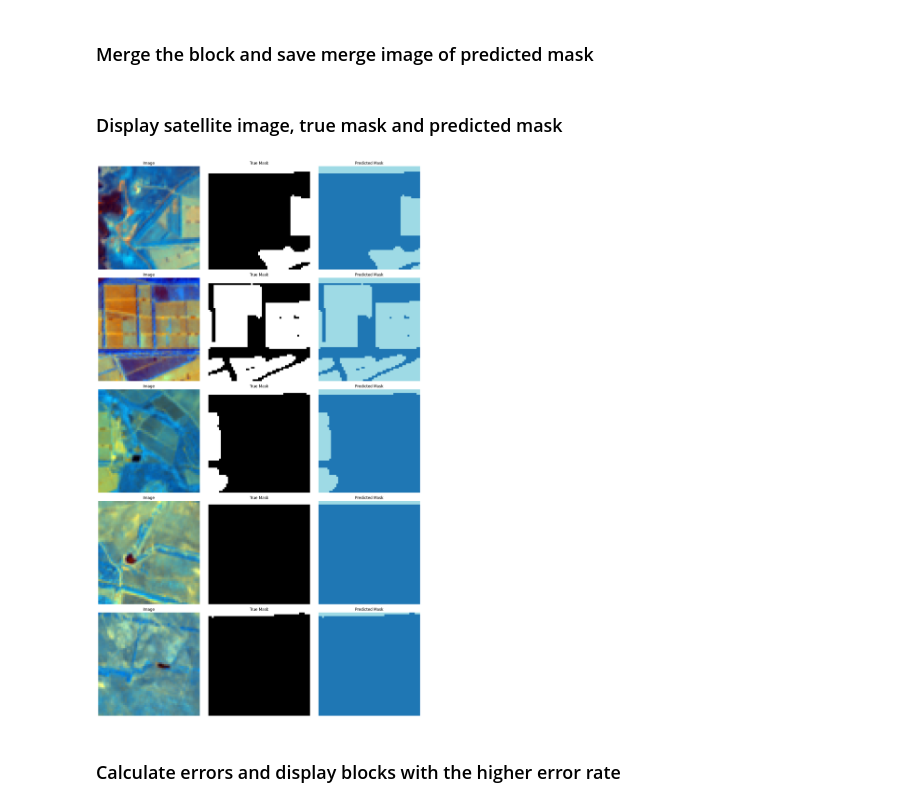
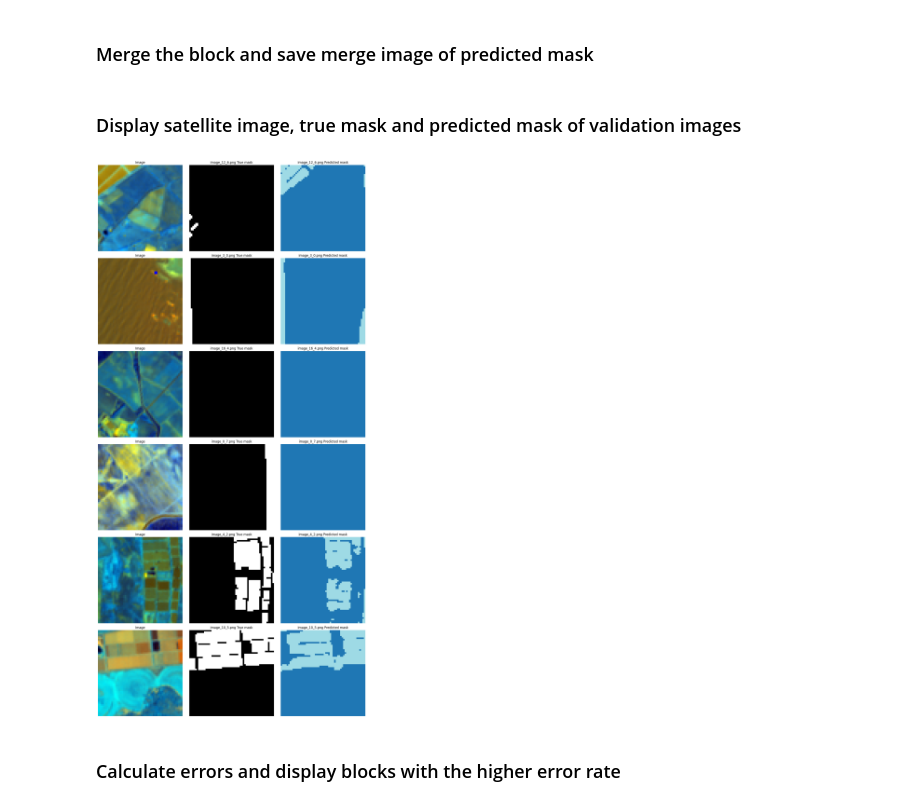
Before and after one commit to inesbsilveira/2nd-semester-2023, a Jupyter notebook: IS_MC_code_img_segmentation_workinprogress.ipynb, the cells around one changed output. Cells and saved outputs as stored; diff of their text form; code cells hidden in the pictures.

```diff
--- a/IS_MC_code_img_segmentation_workinprogress.ipynb
+++ b/IS_MC_code_img_segmentation_workinprogress.ipynb
@@ -302,7 +334,7 @@ merged_image = Image.new('RGB', (merged_width, merged_height))
 for i in range(rows):
     for j in range(columns):
         # Load the predicted mask image
-        mask_file = os.path.join(mask_folder, f'row_{i}', f'image_{i}_{j}_mask1.png')
+        mask_file = os.path.join(predicted_folder, f'image_{i}_{j}_predicted.png')
         mask_image = Image.open(mask_file)
 
         # Define the position to paste the mask image in the merged image
@@ -313,48 +345,62 @@ for i in range(rows):
         merged_image.paste(mask_image, (x_offset, y_offset))
 
 # Save the merged image
-merged_output_file = os.path.join(mask_folder, 'merged_predicted_masks_2.png')
+merged_output_file = os.path.join(predicted_folder, 'merged_predicted_masks_45.png')
 merged_image.save(merged_output_file)
 # %% [markdown]
-### Display satellite image, true mask and predicted mask
+### Display satellite image, true mask and predicted mask of validation images
 # %%
-# Display sample predictions
-sample_indices = [0, 1, 2, 3, 4]
+# Define paths to the "predicted" folders
+predicted_folder = Path('/content/drive/MyDrive/AAA/predicted')
+
+# Get the file names of the test set images
+with open('/content/drive/MyDrive/AAA/test_set.txt', 'r') as f:
+    test_set_files = [line.strip() for line in f]
+
+# Display sample predictions using file names of test_set
+sample_files = [Path(file_path).name for file_path in test_set_files]
+
+# Slice the sample_files list to include only the first 6 samples
+sample_files = sample_files[:6]
 
 # Define the number of columns (including both true and predicted masks)
 num_columns = 3
 
-fig, axes = plt.subplots(len(sample_indices), num_columns, figsize=(15, 5 * len(sample_indices)))
+fig, axes = plt.subplots(len(sample_files), num_columns, figsize=(15, 5 * len(sample_files)))
 
-for i, idx in enumerate(sample_indices):
-    sample_image_path = list(test_dl.items)[idx]
+for i, file_name in enumerate(sample_files):
+    sample_image_path = image_folder / file_name
     sample_image = PILImage.create(sample_image_path)
-    sample_pred = preds[idx].argmax(dim=0).numpy()
+    sample_pred = preds[i].argmax(dim=0).numpy()
 
-    # Load the ground truth mask for the sample
-    row, column = get_row_column_from_filename(sample_image_path)
-    mask_file = os.path.join(mask_folder, f'row_{row}', f'image_{row}_{column}_mask1.png')
+    # Load the ground truth mask for the sample from the "labels1" folder
+    row, column = get_row_column_from_filename(file_name)
+    mask_file = mask_folder / f'image_{row}_{column}_mask1.png'
     true_mask = np.array(Image.open(mask_file))
 
-    # image of satelite aggregate
+    # Load the predicted mask for the sample from the "predicted" folder
+    pred_mask_file = predicted_folder / f'image_{row}_{column}_predicted.png'
+    pred_mask = np.array(Image.open(pred_mask_file))
+
+    # image of satellite aggregate
     axes[i, 0].imshow(sample_image)
     axes[i, 0].set_title('Image')
     axes[i, 0].axis('off')
 
     # image of true mask
     axes[i, 1].imshow(true_mask, cmap='gray')
-    axes[i, 1].set_title('True Mask')
+    axes[i, 1].set_title(file_name + " True mask")
     axes[i, 1].axis('off')
 
     # image of predicted mask
-    axes[i, 2].imshow(sample_pred, cmap='tab20')
-    axes[i, 2].set_title('Predicted Mask')
+    axes[i, 2].imshow(pred_mask, cmap='tab20')
+    axes[i, 2].set_title(file_name + " Predicted mask")
     axes[i, 2].axis('off')
 
 plt.tight_layout()
 plt.show()
 # %% [output]
-[figure, old version]
+[figure, new version]
 # %% [markdown]
 ### Calculate errors and display blocks with the higher error rate
 # %%
```
Also changed, not shown: parts of 6 cells of this notebook.
